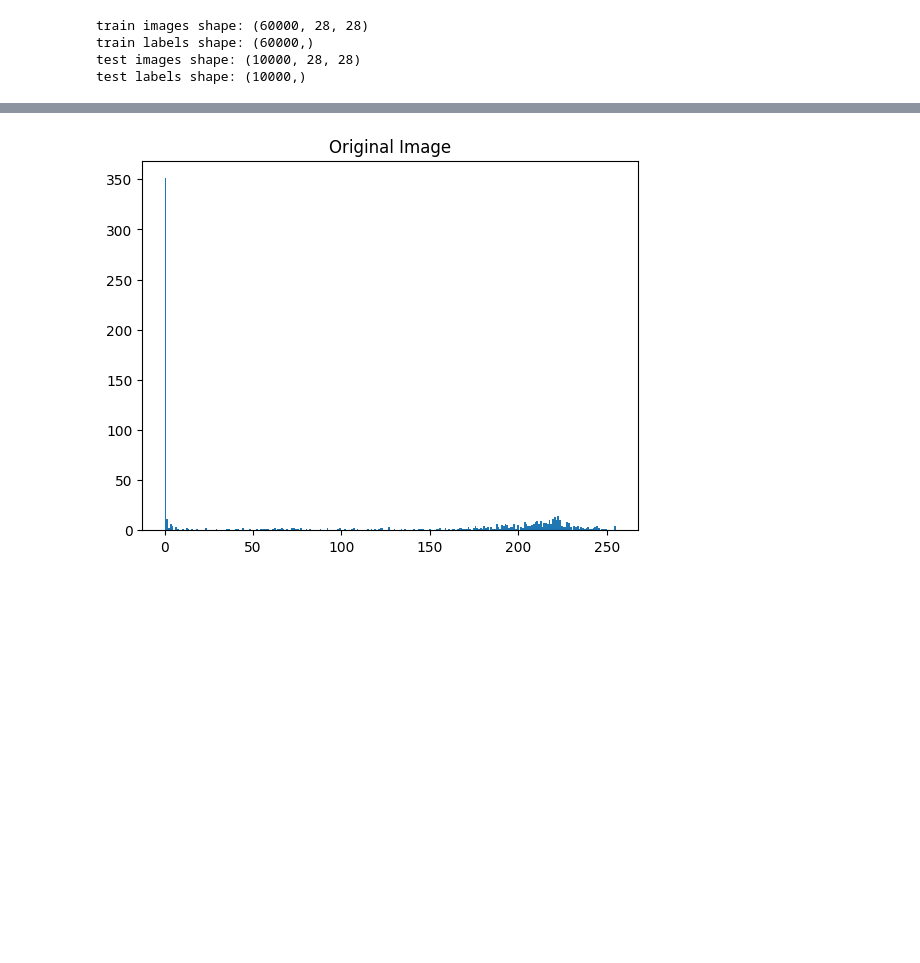
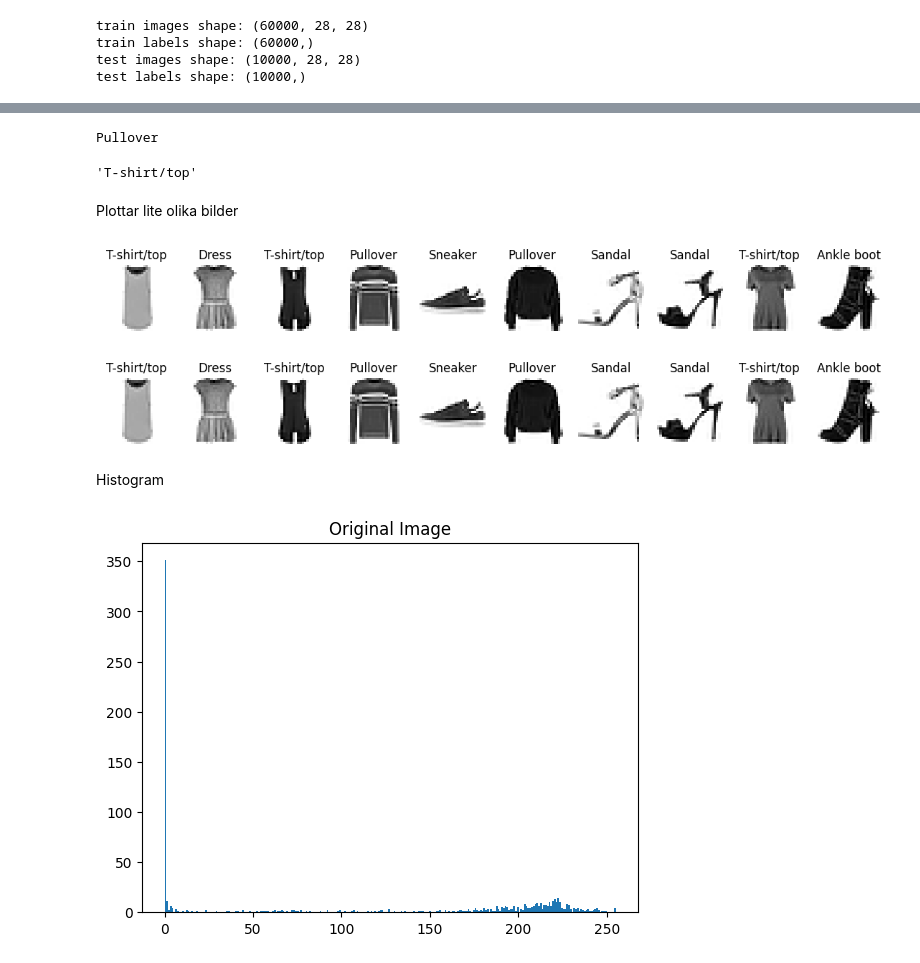
Before and after one commit to dancla240/Deep-Learning-Daniel-Claesson, a Jupyter notebook: E1-MLP_image_classification.ipynb, the cells around one changed output, grey strips where cells are left out. Saved outputs shown, nothing was run; the diff lists cells and outputs as text; code cells hidden in the pictures; blank space fills up the shorter version.

```diff
--- a/E1-MLP_image_classification.ipynb
+++ b/E1-MLP_image_classification.ipynb
@@ -54,3 +54,16 @@ from keras.models import Sequential
 from keras import layers
 from matplotlib import pyplot as plt
 fashion_mnist = keras.datasets.fashion_mnist.load_data()
+# %%
+label_dict = {
+    0: 'T-shirt/top',
+    1: 'Trouser',
+    2: 'Pullover',
+    3: 'Dress',
+    4: 'Coat',
+    5: 'Sandal',
+    6: 'Shirt',
+    7: 'Sneaker',
+    8: 'Bag',
+    9: 'Ankle boot'
+}
@@ -73,3 +108,35 @@ Histogram över original bild:
+# %%
+print(label_dict[train_labels[5]])
+label_dict[0]
+# %% [output]
+Pullover
+'T-shirt/top'
+# %% [markdown]
+Plottar lite olika bilder
+# %%
+image_range = range(2, 12)
+
+fig, axes = plt.subplots(1, 10, figsize=(14, 1.3))
+for ax, idx in zip(axes, image_range):
+    ax.set_axis_off()
+    ax.set_title(label_dict[train_labels[idx]])
+    ax.imshow(train_images[idx], cmap=plt.cm.binary)
+# %% [output]
+[figure, added]
+# %%
+# funktion för att plotta 10 images i en range av images:
+def plot_image(data, image_range):
+    fig, axes = plt.subplots(1, 10, figsize=(14, 1.3))
+    for ax, idx in zip(axes, image_range):
+        ax.set_axis_off()
+        ax.set_title(label_dict[train_labels[idx]])
+        ax.imshow(data[idx], cmap=plt.cm.binary)
+
+plot_image(train_images, image_range)
+# %% [output]
+[figure, added]
+# %% [markdown]
+Histogram
 # %%
 image_original = train_images[0]
 plt.hist(image_original.flatten(), bins=256)
```
Also changed, not shown: parts of 40 cells of this notebook.
